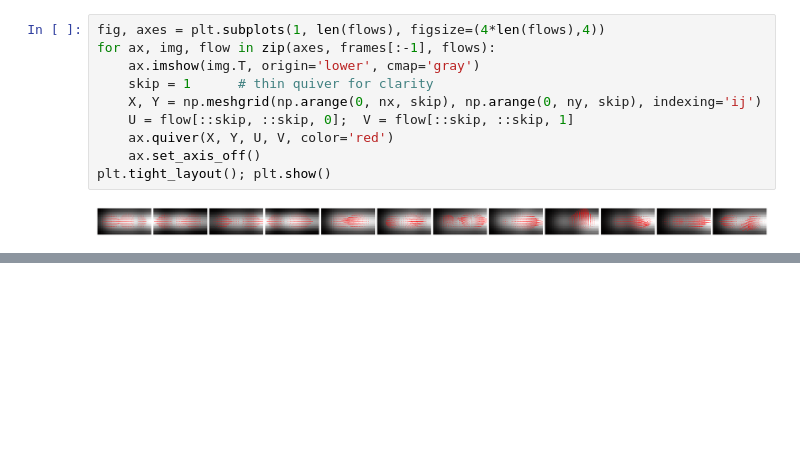
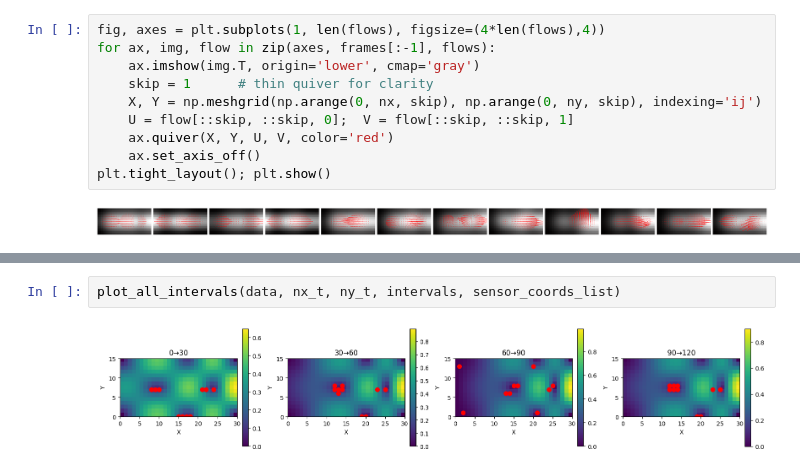
Before and after one commit to karkonium/sensor-trajectory, a Jupyter notebook: sensor_trajectory.ipynb, the cells around one changed output, grey strips where cells are left out. Drawn from its saved outputs; the diff is of its cells as text; blank space fills up the shorter version.

```diff
--- a/sensor_trajectory.ipynb
+++ b/sensor_trajectory.ipynb
@@ -399,0 +509,4 @@ plt.tight_layout(); plt.show()
+# %%
+plot_all_intervals(data, nx_t, ny_t, intervals, sensor_coords_list)
+# %% [output]
+[figure, added]
```
Also changed, not shown: parts of 27 cells of this notebook.
